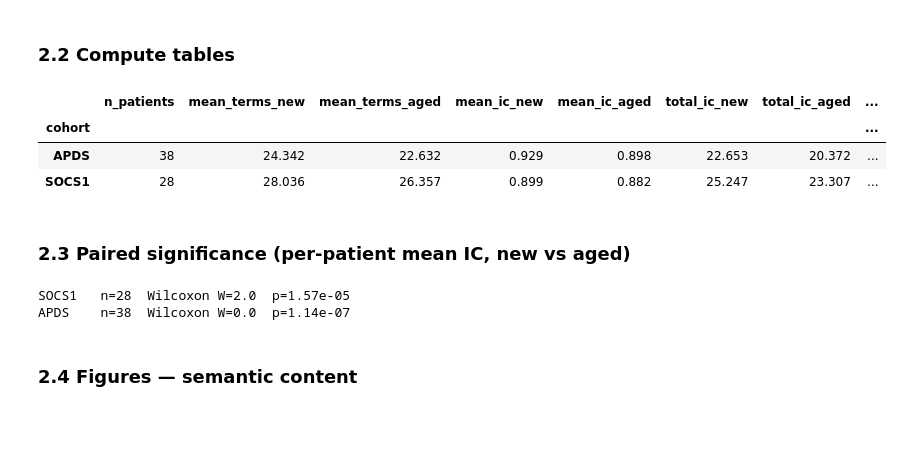
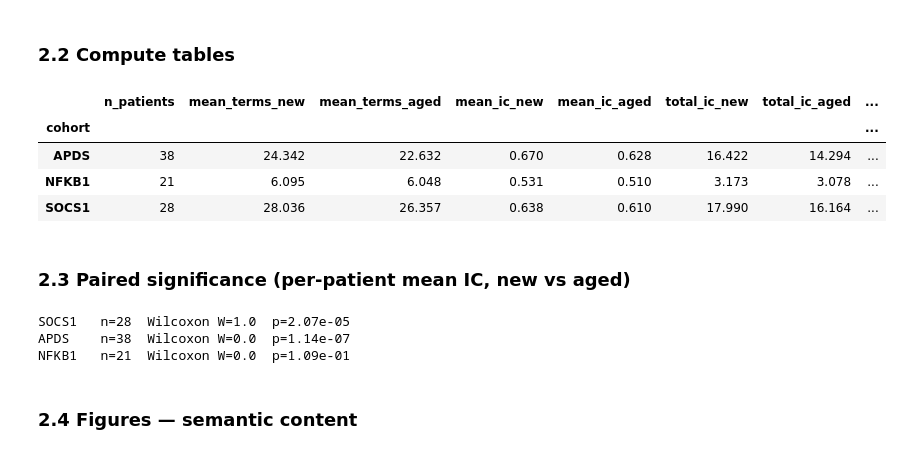
Before and after one commit to P2GX/esid4hpo-analysis, a Jupyter notebook: src/analysis/esid4hpo_analysis.ipynb, the cells around one changed output. Saved outputs shown, nothing was run; the diff lists cells and outputs as text; code cells hidden in the pictures; blank space fills up the shorter version.

```diff
--- a/src/analysis/esid4hpo_analysis.ipynb
+++ b/src/analysis/esid4hpo_analysis.ipynb
@@ -272,6 +517,8 @@ def semantic_tables(cohort: Cohort, hpo_old, hpo_new, ic,
     """
     prows, trows = [], []
     for fname, pp in load_phenopackets(cohort.pp_dir()):
+        if hasattr(ic, "set_context"):
+            ic.set_context(fname)   # leave-one-PMID-out: swap the active table
         pairs = feature_pairs(pp, include_excluded)
         new_curies = list(dict.fromkeys(c for c, _ in pairs))
         aged_seen, aged_curies = set(), []
@@ -553,33 +851,49 @@ Terms absent from OLD HPO (post-v2024-08-13): 37
 # %%
 patient_frames, term_frames = [], []
 for c in ACTIVE:
-    dfp, dft = semantic_tables(c, hpo_old, hpo_new, ic_new_graph, include_excluded=True)
+    dfp, dft = semantic_tables(c, hpo_old, hpo_new, ic_by_cohort[c.name], include_excluded=True)
     patient_frames.append(dfp); term_frames.append(dft)
 
 df_patient = pd.concat(patient_frames, ignore_index=True)
 df_terms   = pd.concat(term_frames,   ignore_index=True)
 
 summary = (df_patient.groupby("cohort")
            .agg(n_patients=("phenopacket", "nunique"),
                 mean_terms_new=("n_new", "mean"),
                 mean_terms_aged=("n_aged", "mean"),
                 mean_ic_new=("mean_ic_new", "mean"),
                 mean_ic_aged=("mean_ic_aged", "mean"),
                 total_ic_new=("ic_new", "mean"),
                 total_ic_aged=("ic_aged", "mean"),
                 pct_post_workshop=("frac_newly_enabled", lambda s: s.mean()*100))
            .round(3))
 summary["ic_gain_%"] = ((summary.mean_ic_new - summary.mean_ic_aged)
                         / summary.mean_ic_aged * 100).round(1)
 summary
 # %% [output]
 |  | n_patients | mean_terms_new | mean_terms_aged | mean_ic_new | mean_ic_aged | total_ic_new | total_ic_aged | ... |
 | cohort |  |  |  |  |  |  |  | ... |
-| APDS | 38 | 24.342 | 22.632 | 0.929 | 0.898 | 22.653 | 20.372 | ... |
-| SOCS1 | 28 | 28.036 | 26.357 | 0.899 | 0.882 | 25.247 | 23.307 | ... |
+| APDS | 38 | 24.342 | 22.632 | 0.670 | 0.628 | 16.422 | 14.294 | ... |
+| NFKB1 | 21 | 6.095 | 6.048 | 0.531 | 0.510 | 3.173 | 3.078 | ... |
+| SOCS1 | 28 | 28.036 | 26.357 | 0.638 | 0.610 | 17.990 | 16.164 | ... |
 # %% [markdown]
 ### 2.3  Paired significance (per-patient mean IC, new vs aged)
 # %%
+# --- diagnostic: which terms are invisible to a cohort corpus? --------------
+# A term carried by EVERY patient has p = 1 -> IC = 0 in BOTH arms, so a
+# workshop term that is pathognomonic for the cohort contributes zero measured
+# gain. Print them so the blind spot is explicit rather than silent.
+if IC_METHOD == "cohort":
+    for c in ACTIVE:
+        ic_c = ic_by_cohort[c.name]
+        saturated = {t for t, f in ic_c.freq.items() if f == ic_c.N}
+        direct = {curie for _, pp in load_phenopackets(c.pp_dir())
+                  for curie in feature_curies(pp)}
+        hit = sorted(saturated & direct)
+        print(f"{c.name:6s} n={ic_c.N:3d}  {len(hit):3d} directly-annotated terms in ALL patients -> IC = 0")
+        for t in hit[:10]:
+            print(f"    {t}  {hpo_new.get_term_name(t)}")
+
 if HAVE_SCIPY:
     for ch in df_patient.cohort.unique():
         s = df_patient[df_patient.cohort == ch].dropna(subset=["mean_ic_new", "mean_ic_aged"])
@@ -591,8 +905,9 @@ if HAVE_SCIPY:
 else:
     print("scipy unavailable")
 # %% [output]
-SOCS1   n=28  Wilcoxon W=2.0  p=1.57e-05
+SOCS1   n=28  Wilcoxon W=1.0  p=2.07e-05
 APDS    n=38  Wilcoxon W=0.0  p=1.14e-07
+NFKB1   n=21  Wilcoxon W=0.0  p=1.09e-01
 # %% [markdown]
 ### 2.4  Figures — semantic content
 # %%
```
Also changed, not shown: parts of 13 cells of this notebook, 18 other files.
